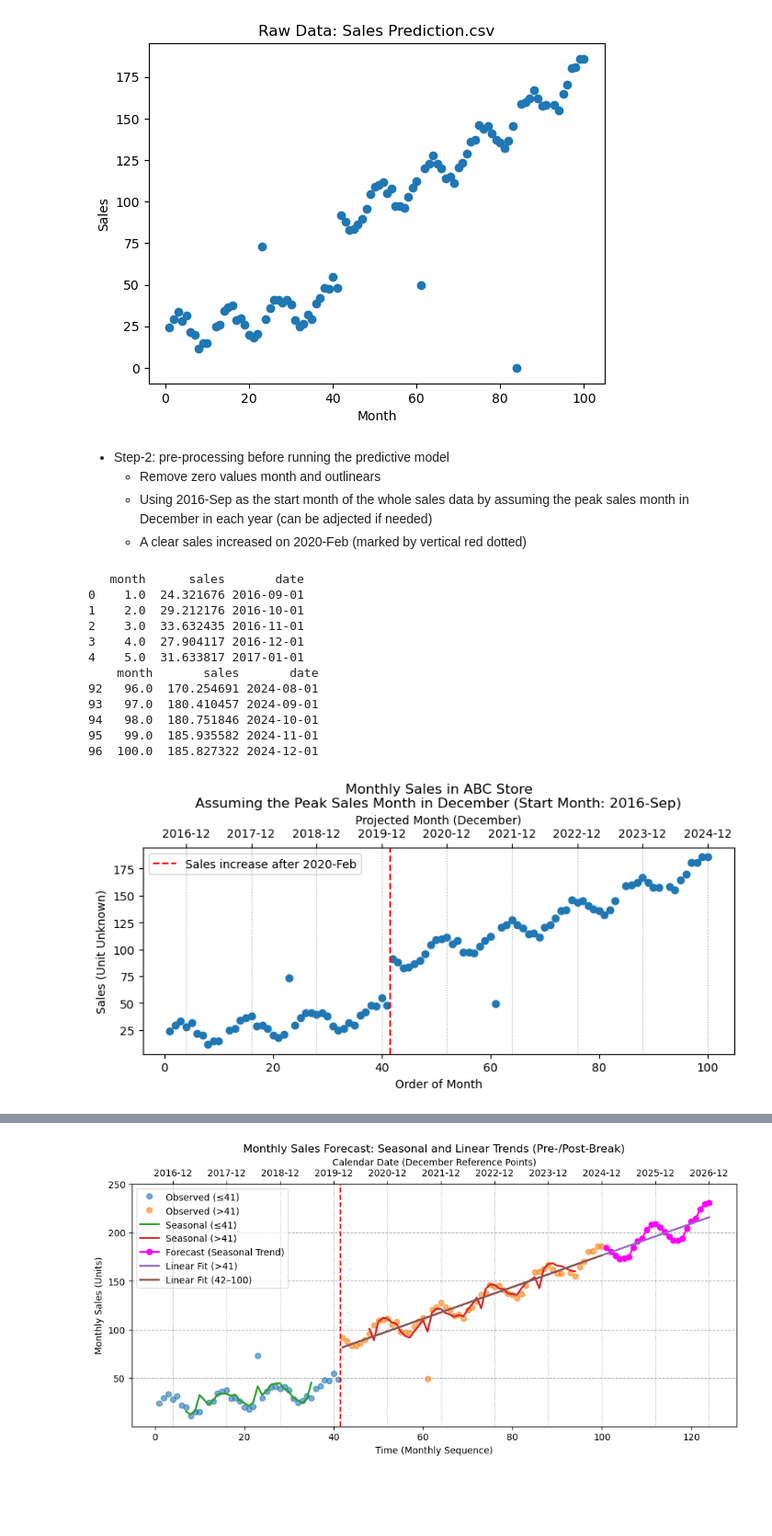
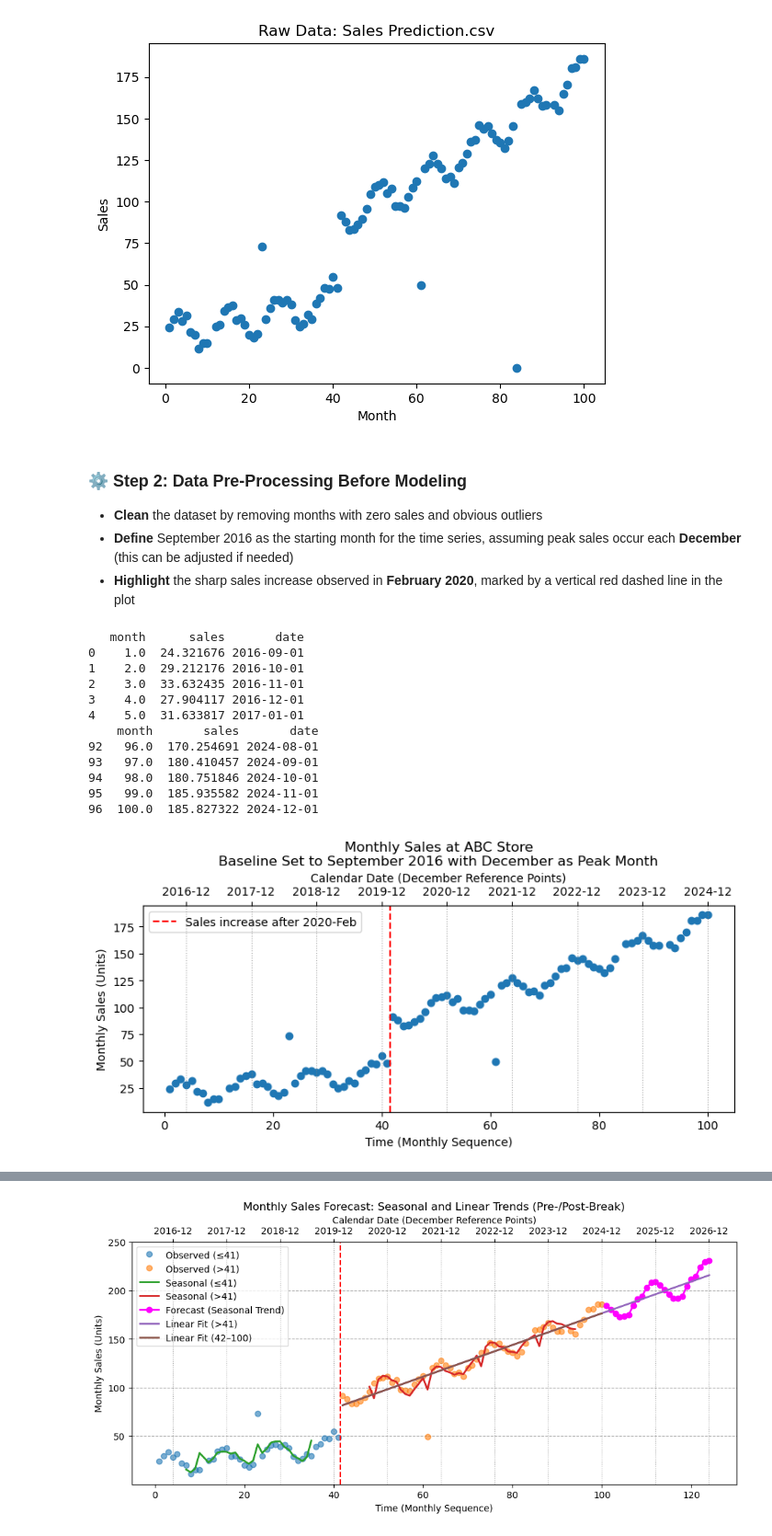
Before and after one commit to kevin-chao-com/retail-sales-forecasting-demo, a Jupyter notebook: sales_forecast_demo.ipynb, the cells around one changed output, grey strips where cells are left out. Shown: that part at 92% size. Drawn from its saved outputs; the diff is of its cells as text; code cells hidden in the pictures; blank space fills up the shorter version.

```diff
--- a/sales_forecast_demo.ipynb
+++ b/sales_forecast_demo.ipynb
@@ -69,10 +68,11 @@ None
 Text(0.5, 1.0, 'Raw Data: Sales Prediction.csv')
 [figure]
 # %% [markdown]
-* Step-2: pre-processing before running the predictive model
-    * Remove zero values month and outlinears
-    * Using 2016-Sep as the start month of the whole sales data by assuming the peak sales month in December in each year (can be adjected if needed)
-    * A clear sales increased on 2020-Feb (marked by vertical red dotted)
+### ⚙️ Step 2: Data Pre-Processing Before Modeling
+
+- **Clean** the dataset by removing months with zero sales and obvious outliers
+- **Define** September 2016 as the starting month for the time series, assuming peak sales occur each **December** (this can be adjusted if needed)
+- **Highlight** the sharp sales increase observed in **February 2020**, marked by a vertical red dashed line in the plot
 # %%
 # ---------- remove obvious outliers ----------
 # 1) remove zero or negative sales
@@ -110,42 +110,42 @@ fig, ax1 = plt.subplots(figsize=(8, 4))
 
 # Plot sales using the bottom x-axis (month)
 ax1.plot(df.month, df.sales, 'o')
-ax1.set_xlabel('Order of Month')
-ax1.set_ylabel('Sales (Unit Unknown)')
-ax1.set_title('Monthly Sales in ABC Store\nAssuming the Peak Sales Month in December (Start Month: 2016-Sep)')
+ax1.set_xlabel("Time (Monthly Sequence)")
+ax1.set_ylabel("Monthly Sales (Units)")
+ax1.set_title("Monthly Sales at ABC Store\nBaseline Set to September 2016 with December as Peak Month")
 
 # Create a secondary x-axis on top for date
 ax2 = ax1.twiny()
 ax2.set_xlim(ax1.get_xlim())
 
 # Show only December dates on the upper x-axis
 december_mask = df.date.dt.month == 12
 dec_months = df.month[december_mask]
 dec_labels = df.date[december_mask].dt.strftime('%Y-%m')
 
 ax2.set_xticks(dec_months)
 ax2.set_xticklabels(dec_labels)
-ax2.set_xlabel('Projected Month (December)')
+ax2.set_xlabel("Calendar Date (December Reference Points)")
 ax2.grid(axis='x', linestyle=':', color='gray', alpha=0.7)
 
 # Add vertical reference line
 ax1.axvline(x=41.5, color="red", linestyle="--", linewidth=1.5, label='Sales increase after 2020-Feb')
 ax1.legend()
 
 plt.tight_layout()
 plt.show()
 # %% [output]
    month      sales       date
 0    1.0  24.321676 2016-09-01
 1    2.0  29.212176 2016-10-01
 2    3.0  33.632435 2016-11-01
 3    4.0  27.904117 2016-12-01
 4    5.0  31.633817 2017-01-01
     month       sales       date
 92   96.0  170.254691 2024-08-01
 93   97.0  180.410457 2024-09-01
 94   98.0  180.751846 2024-10-01
 95   99.0  185.935582 2024-11-01
 96  100.0  185.827322 2024-12-01
-[figure, old version]
+[figure, new version]
 # %% [markdown]
```
Also changed, not shown: parts of 9 cells of this notebook.
